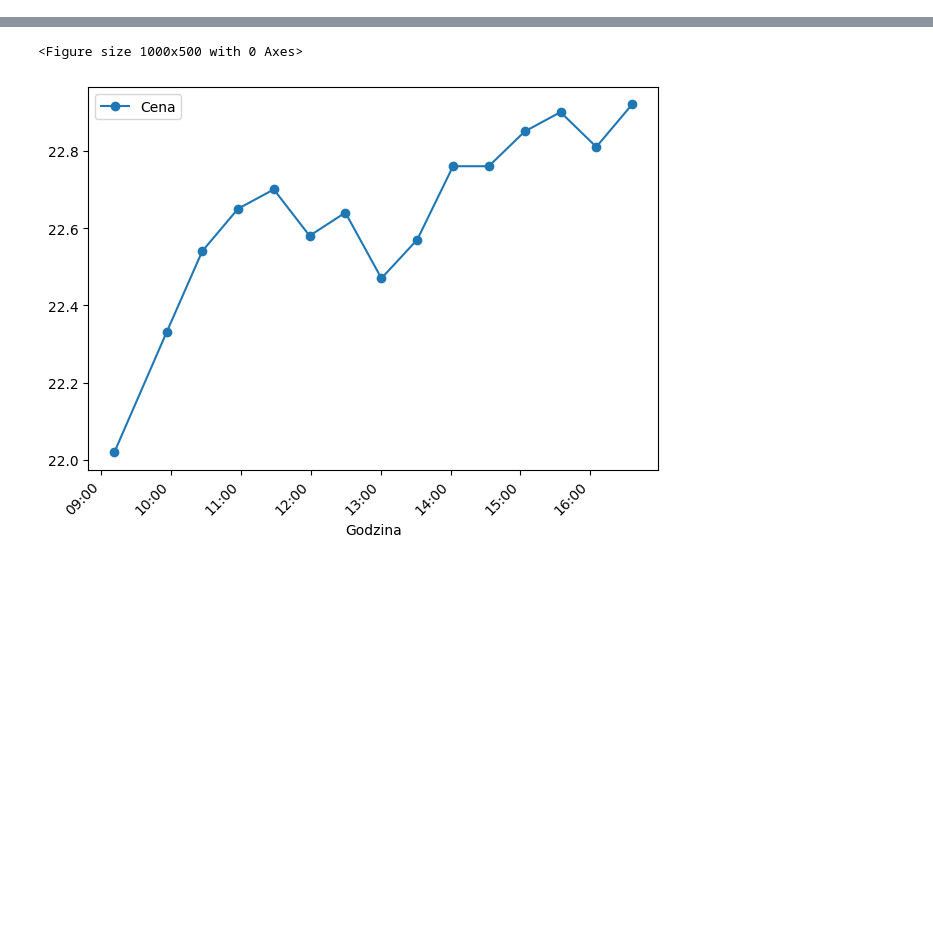
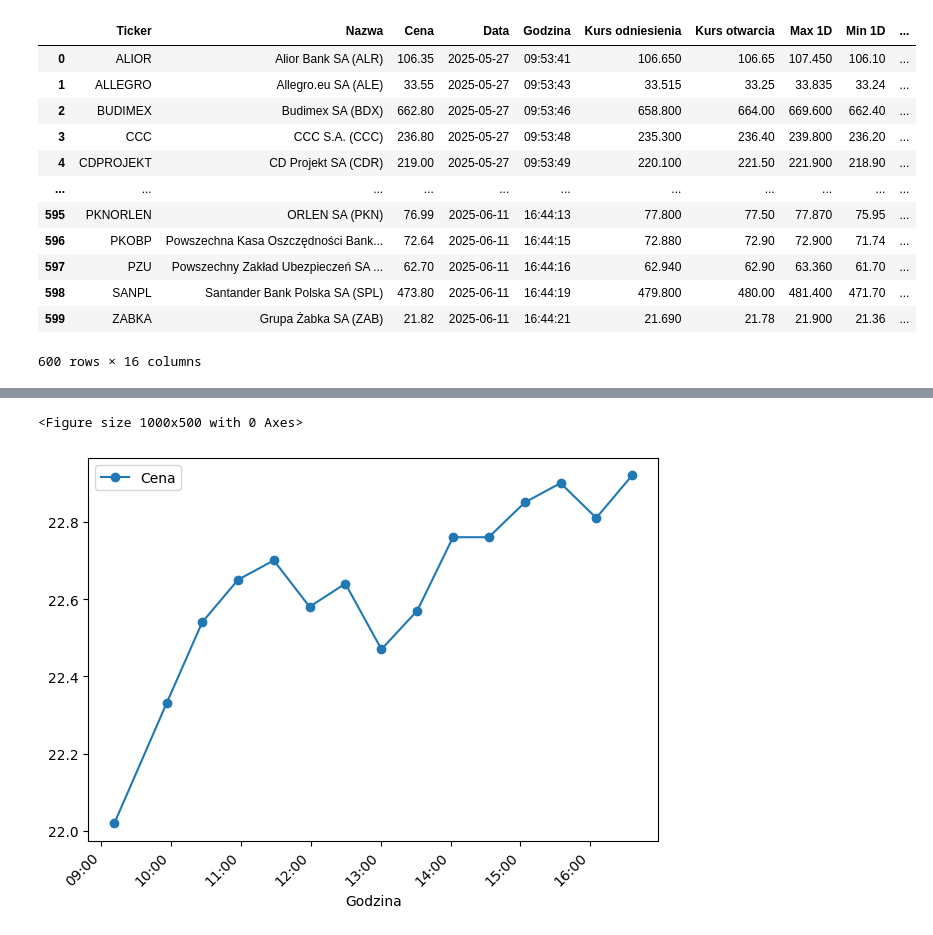
Before and after one commit to edekjdk/python-scraper-bankier-pl, a Jupyter notebook: notebooks/Untitled.ipynb, the cells around one changed output, grey strips where cells are left out. Cells and saved outputs as stored; diff of their text form; code cells hidden in the pictures; blank space fills up the shorter version.

```diff
--- a/notebooks/Untitled.ipynb
+++ b/notebooks/Untitled.ipynb
@@ -2,8 +2,23 @@
 import pandas as pd
 from utils import draw_plot
 # %%
-data = '../Dane2.csv'
+data = 'G:/Mój dysk/studia/projekty/python/python-scraper-bankier-pl/data/data2.csv'
 table = pd.read_csv(data)
+table
+# %% [output]
+|  | Ticker | Nazwa | Cena | Data | Godzina | Kurs odniesienia | Kurs otwarcia | Max 1D | Min 1D | ... |
+| 0 | ALIOR | Alior Bank SA (ALR) | 106.35 | 2025-05-27 | 09:53:41 | 106.650 | 106.65 | 107.450 | 106.10 | ... |
+| 1 | ALLEGRO | Allegro.eu SA (ALE) | 33.55 | 2025-05-27 | 09:53:43 | 33.515 | 33.25 | 33.835 | 33.24 | ... |
+| 2 | BUDIMEX | Budimex SA (BDX) | 662.80 | 2025-05-27 | 09:53:46 | 658.800 | 664.00 | 669.600 | 662.40 | ... |
+| 3 | CCC | CCC S.A. (CCC) | 236.80 | 2025-05-27 | 09:53:48 | 235.300 | 236.40 | 239.800 | 236.20 | ... |
+| 4 | CDPROJEKT | CD Projekt SA (CDR) | 219.00 | 2025-05-27 | 09:53:49 | 220.100 | 221.50 | 221.900 | 218.90 | ... |
+| ... | ... | ... | ... | ... | ... | ... | ... | ... | ... | ... |
+| 595 | PKNORLEN | ORLEN SA (PKN) | 76.99 | 2025-06-11 | 16:44:13 | 77.800 | 77.50 | 77.870 | 75.95 | ... |
+| 596 | PKOBP | Powszechna Kasa Oszczędności Bank... | 72.64 | 2025-06-11 | 16:44:15 | 72.880 | 72.90 | 72.900 | 71.74 | ... |
+| 597 | PZU | Powszechny Zakład Ubezpieczeń SA ... | 62.70 | 2025-06-11 | 16:44:16 | 62.940 | 62.90 | 63.360 | 61.70 | ... |
+| 598 | SANPL | Santander Bank Polska SA (SPL) | 473.80 | 2025-06-11 | 16:44:19 | 479.800 | 480.00 | 481.400 | 471.70 | ... |
+| 599 | ZABKA | Grupa Żabka SA (ZAB) | 21.82 | 2025-06-11 | 16:44:21 | 21.690 | 21.78 | 21.900 | 21.36 | ... |
+600 rows × 16 columns
 # %%
 table = table[table.Data == '2025-05-21']
 table
```
Also changed, not shown: parts of 3 cells of this notebook, 2 other files.
